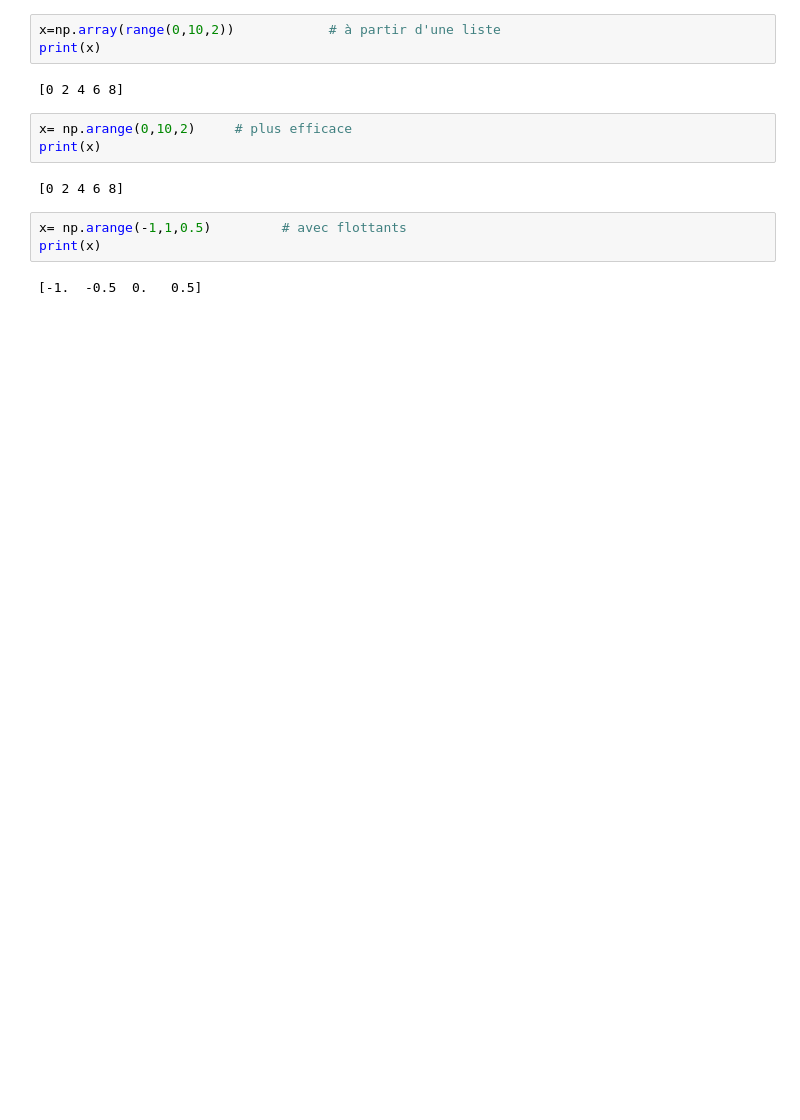
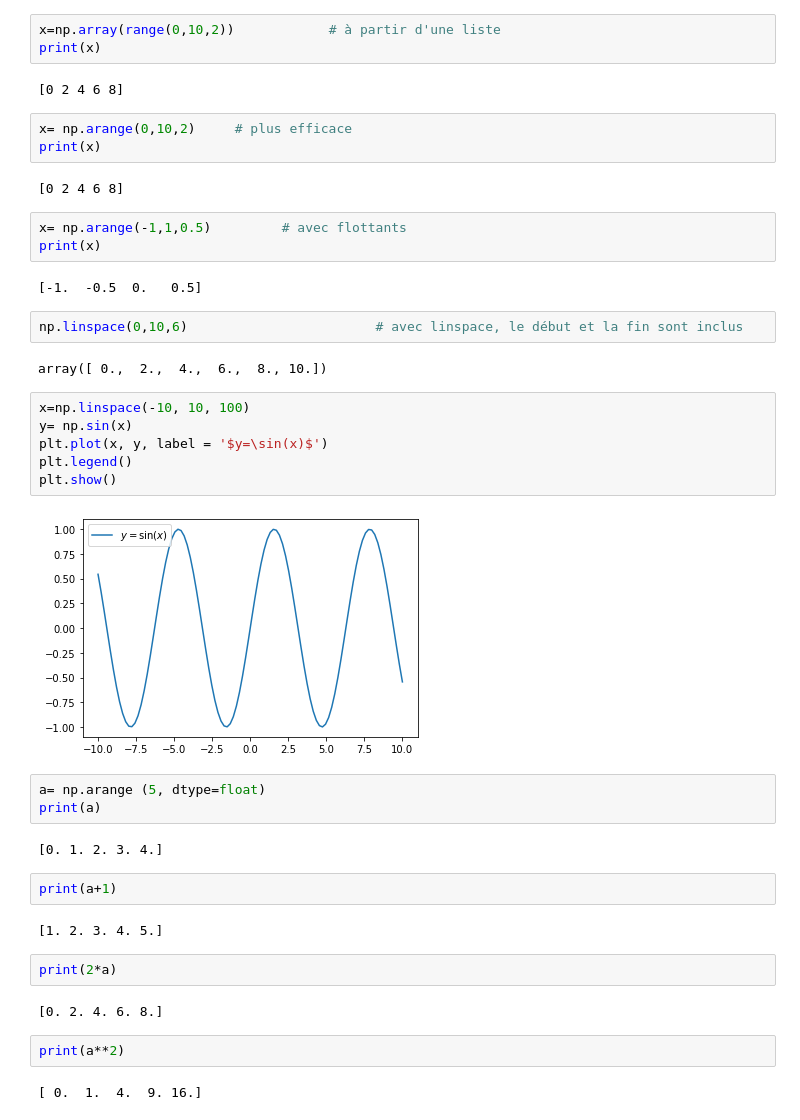
Before and after one commit to Tchuissi/601-Introduction-of-Data-Science, a Jupyter notebook: Untitled3.ipynb, the cells around one changed output. Drawn from its saved outputs; the diff is of its cells as text; blank space fills up the shorter version.

```diff
--- a/Untitled3.ipynb
+++ b/Untitled3.ipynb
@@ -145,3 +145,32 @@ x= np.arange(-1,1,0.5)         # avec flottants
 print(x)
 # %% [output]
 [-1.  -0.5  0.   0.5]
+# %%
+np.linspace(0,10,6)                        # avec linspace, le début et la fin sont inclus
+# %% [output]
+array([ 0.,  2.,  4.,  6.,  8., 10.])
+# %%
+x=np.linspace(-10, 10, 100)
+y= np.sin(x)
+plt.plot(x, y, label = '$y=\sin(x)$')
+plt.legend()
+plt.show()
+# %% [output]
+[figure, added]
+# %%
+a= np.arange (5, dtype=float)
+print(a)
+# %% [output]
+[0. 1. 2. 3. 4.]
+# %%
+print(a+1)
+# %% [output]
+[1. 2. 3. 4. 5.]
+# %%
+print(2*a)
+# %% [output]
+[0. 2. 4. 6. 8.]
+# %%
+print(a**2)
+# %% [output]
+[ 0.  1.  4.  9. 16.]
```
Also changed, not shown: parts of 2 cells of this notebook.
